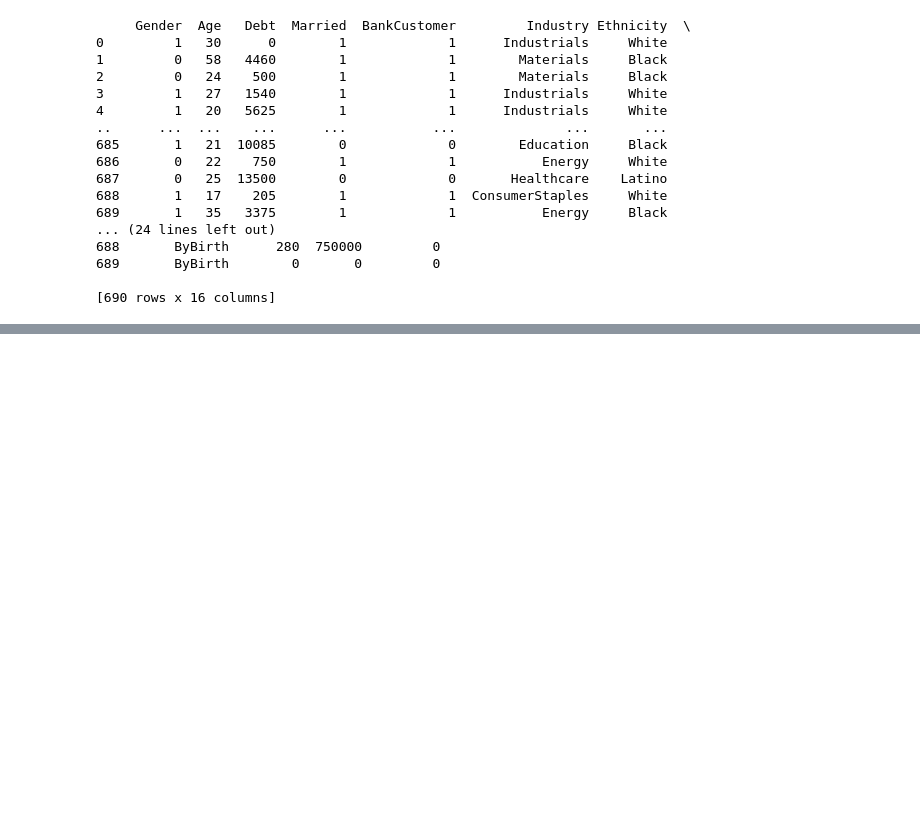
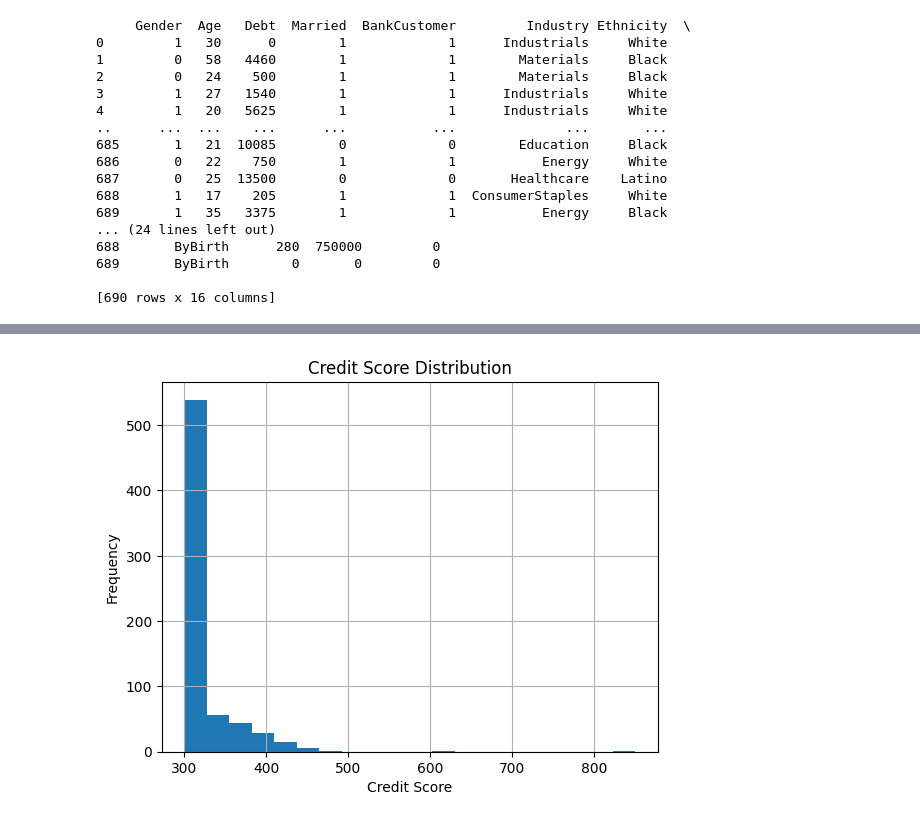
Before and after one commit to dtrejo21/stats-final-project, a Jupyter notebook: FinalProject.ipynb, the cells around one changed output, grey strips where cells are left out. Cells and saved outputs as stored; diff of their text form; code cells hidden in the pictures; blank space fills up the shorter version.

Commit message:
Added basic data analysis for Project Checkpoint.

```diff
--- a/FinalProject.ipynb
+++ b/FinalProject.ipynb
@@ -44,0 +70,9 @@ print(cleanData)
+# %%
+# Histogram for Credit Score
+cleanData['CreditScore'].hist(bins=20)
+plt.title('Credit Score Distribution')
+plt.xlabel('Credit Score')
+plt.ylabel('Frequency')
+plt.show()
+# %% [output]
+[figure, added]
```
Also changed, not shown: parts of 8 cells of this notebook.
